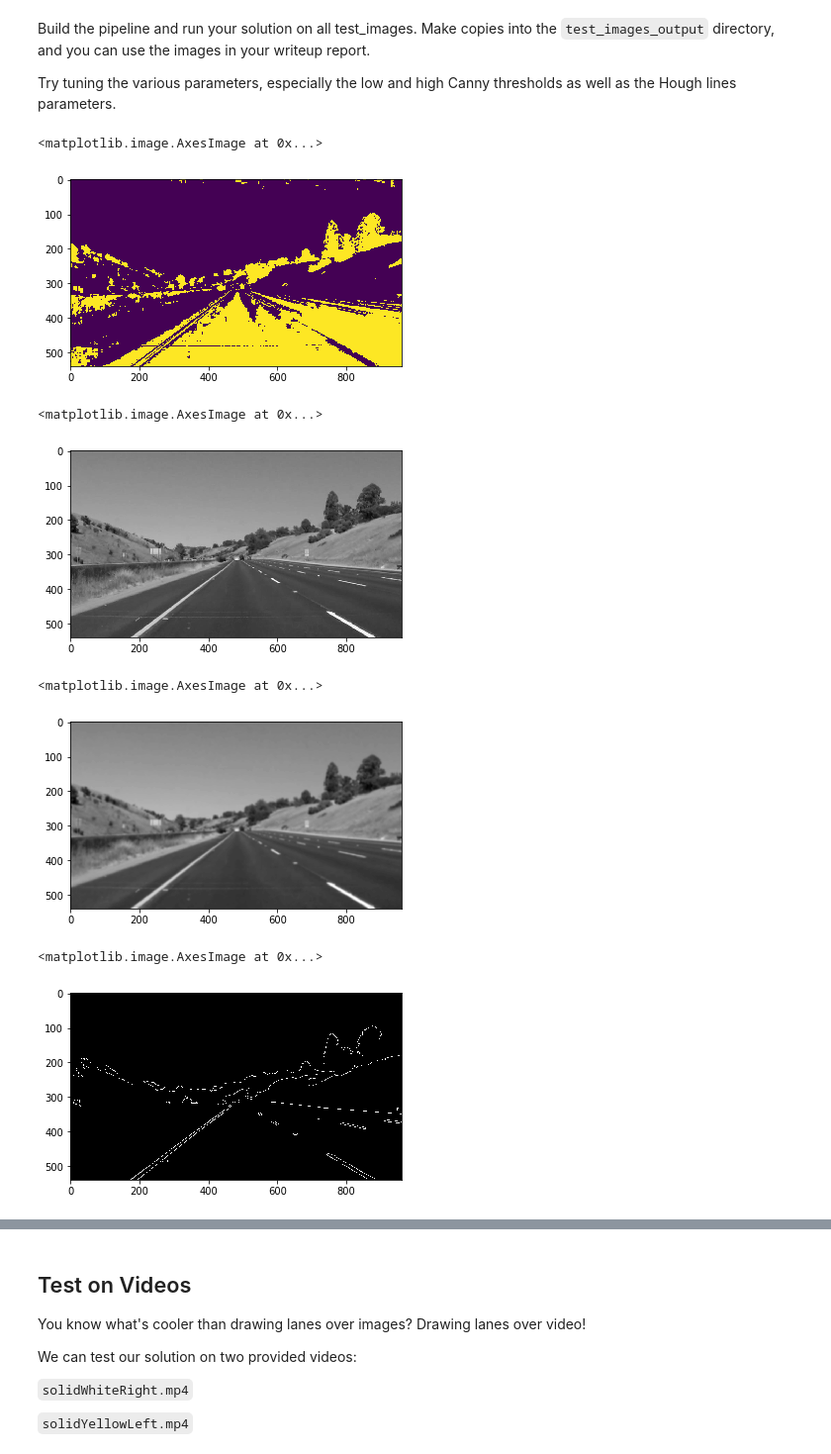
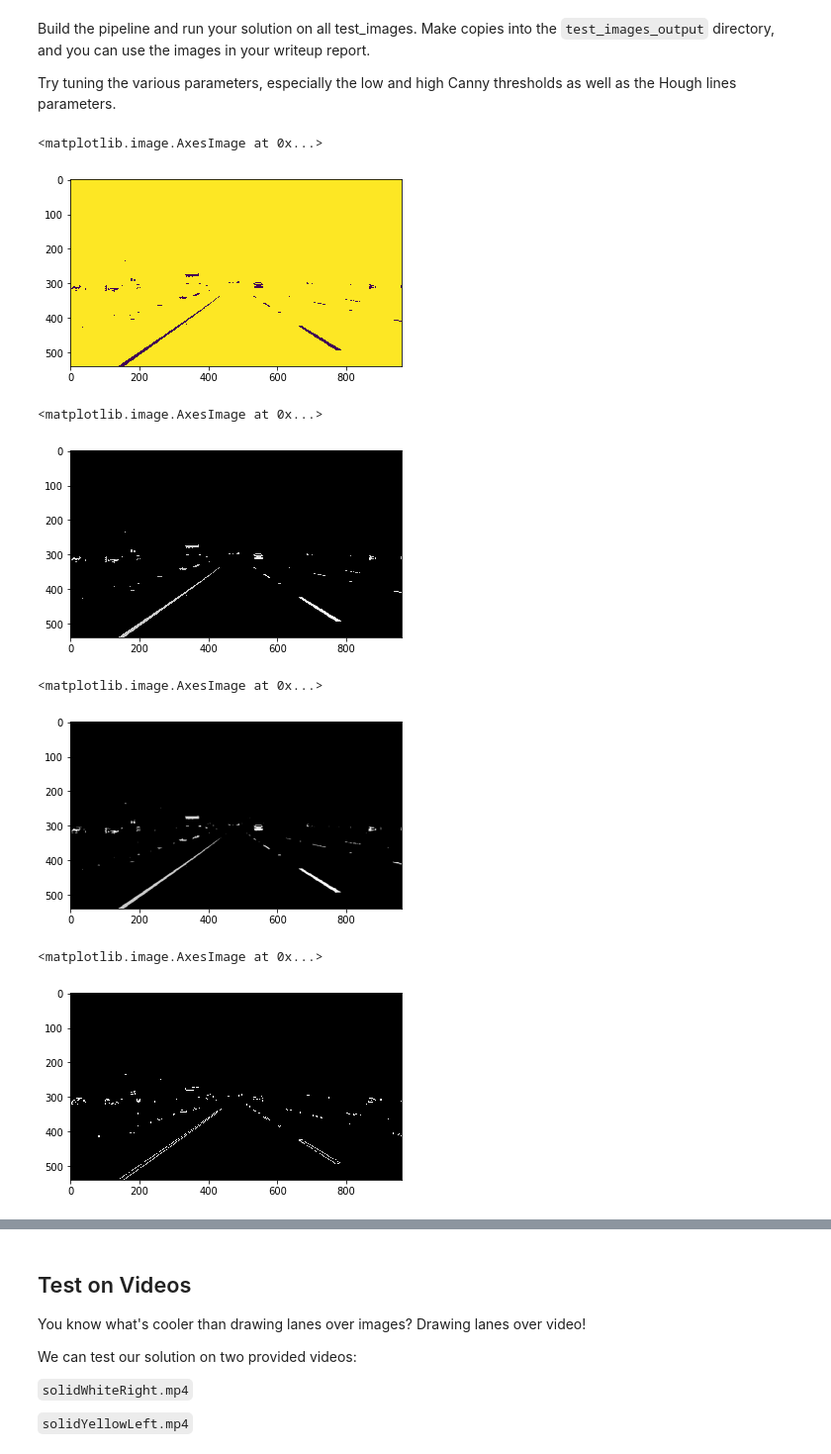
Before and after one commit to roy-wang-py/findlanelines, a Jupyter notebook: P1.ipynb, the cells around one changed output, grey strips where cells are left out. Shown at 99% size. Cells and saved outputs as stored; diff of their text form; code cells hidden in the pictures.

Commit message:
self test pass. sth wrong with challenge vedio

```diff
--- a/P1.ipynb
+++ b/P1.ipynb
@@ -51,7 +51,7 @@ import cv2
 ## Read in an Image
 # %%
 #reading in an image
-image = mpimg.imread('test_images/whiteCarLaneSwitch.jpg')
+image = mpimg.imread('test_images/solidYellowLeft.jpg')
 
 #printing out some stats and plotting
 print('This image is:', type(image), 'with dimensions:', image.shape)
@@ -268,41 +284,42 @@ Try tuning the various parameters, especially the low and high Canny thresholds
 #copy image
 img_copy = np.copy(image)
 #color select
-red_th = 100
-green_th = 100
-blue_th = 100
+red_th = 180
+green_th = 180
+blue_th = 150
 rgb_th = [red_th,green_th,blue_th]
 #color_select = np.copy(image)
-color_thresholds = (image[:,:,0] < rgb_th[0]) | (image[:,:,1] < rgb_th[1]) | (image[:,:,2] < rgb_th[2] )
+color_thresholds = (image[:,:,0] < rgb_th[0]) | (image[:,:,1] < rgb_th[1])
 
 plt.imshow(color_thresholds)
 # %% [output]
 <matplotlib.image.AxesImage at 0x...>
-[figure, old version]
+[figure, new version]
 # %%
 #convert to gray
+img_copy[color_thresholds] = [0,0,0]
 img_gray = grayscale(img_copy)
 plt.imshow(img_gray, cmap='gray')
 # %% [output]
 <matplotlib.image.AxesImage at 0x...>
-[figure, old version]
+[figure, new version]
 # %%
 #gaussianblur
-kernel_size = 11
+kernel_size = 5
 blur_gray = gaussian_blur(img_gray,kernel_size)
 plt.imshow(blur_gray, cmap='gray')
 # %% [output]
 <matplotlib.image.AxesImage at 0x...>
-[figure, old version]
+[figure, new version]
 # %%
 #canny: edges detected
-low_threshold = 40
-high_threshold = 120
+low_threshold = 50
+high_threshold = 150
 edges = canny(blur_gray, low_threshold, high_threshold)
 plt.imshow(edges, cmap='gray')
 # %% [output]
 <matplotlib.image.AxesImage at 0x...>
-[figure, old version]
+[figure, new version]
 # %%
 #region select
 imshape = image.shape
```
Also changed, not shown: parts of 14 cells of this notebook, 3 other files.
